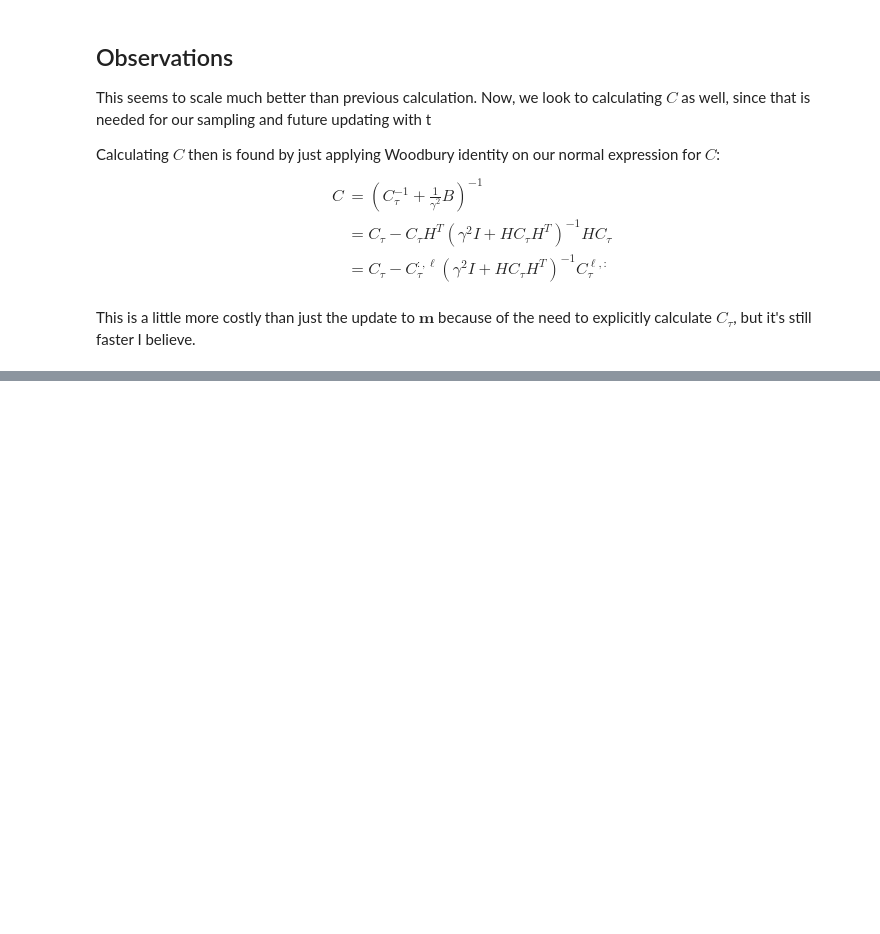
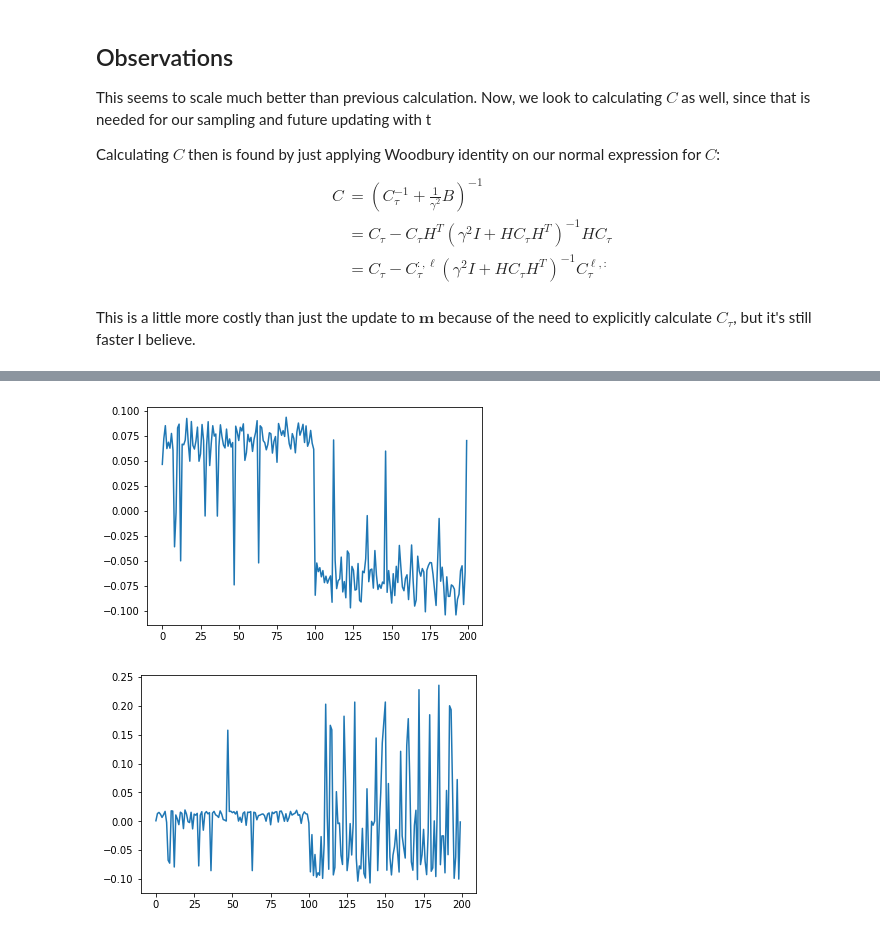
Before and after one commit to millerk22/AL_code, a Jupyter notebook: AL-EEM.ipynb, the cells around one changed output, grey strips where cells are left out. Cells and saved outputs as stored; diff of their text form; code cells hidden in the pictures; blank space fills up the shorter version.

```diff
--- a/AL-EEM.ipynb
+++ b/AL-EEM.ipynb
@@ -380,0 +462,10 @@ print(np.allclose(C2, C))
+# %%
+v1 = v[:,1]
+v2 = v[:,2]
+plt.plot([i for i in range(N)], v1)
+plt.show()
+plt.plot([i for i in range(N)], v2)
+plt.show()
+# %% [output]
+[figure, added]
+[figure, added]
```
Also changed, not shown: parts of 27 cells of this notebook, 1 other file.
